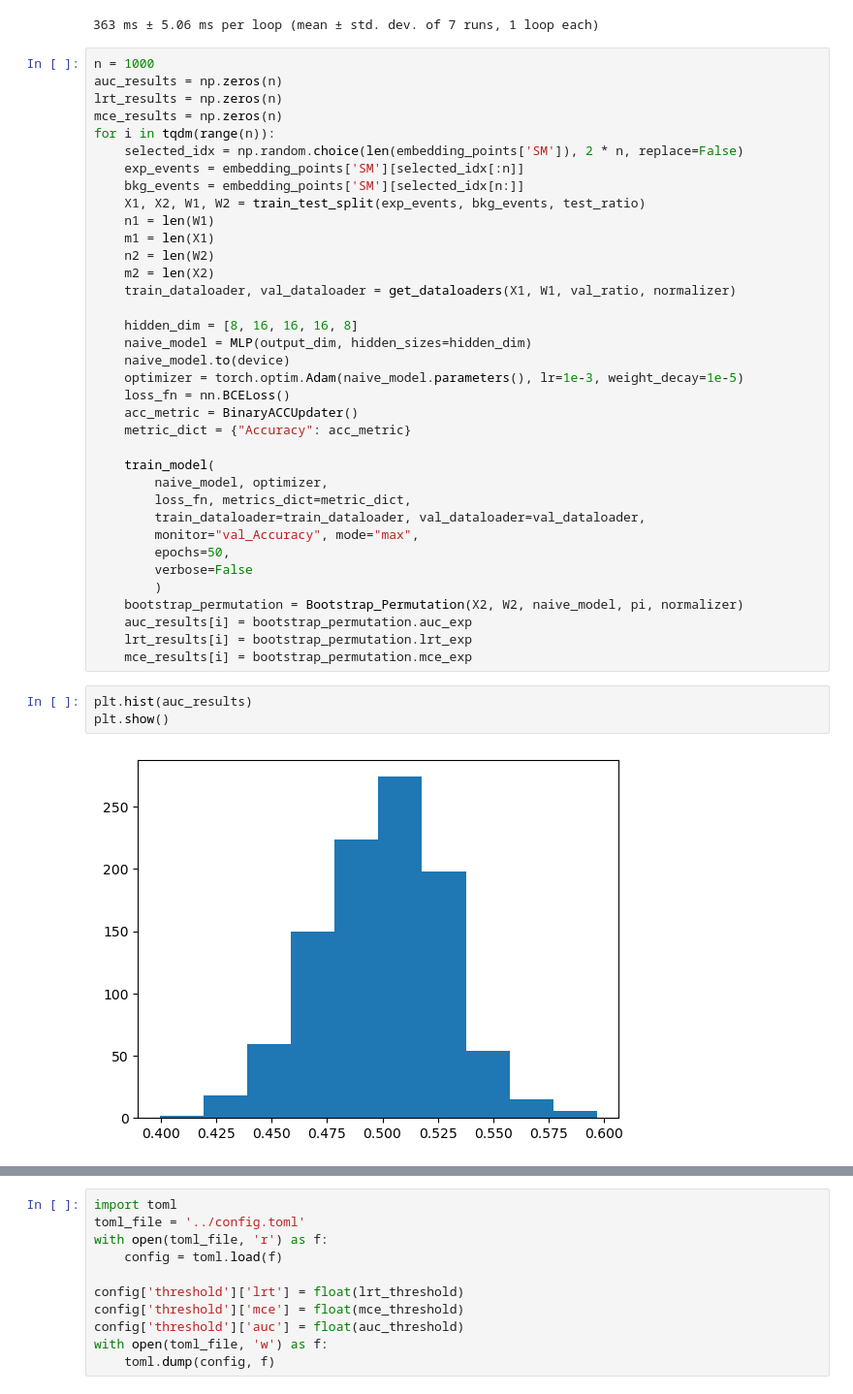
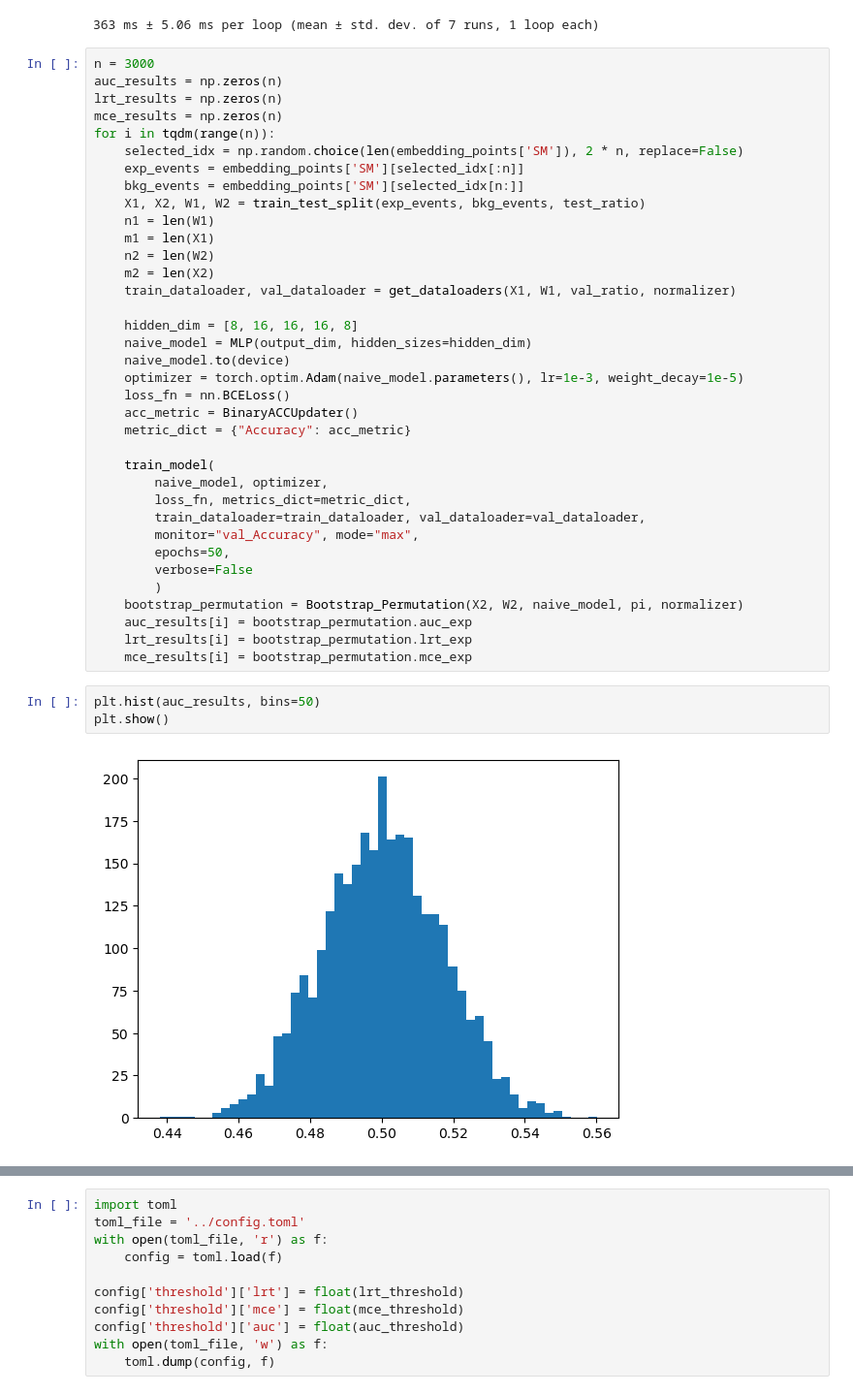
Before and after one commit to ZhengtingHe/ADwithNE, a Jupyter notebook: demo/null.ipynb, the cells around one changed output, grey strips where cells are left out. Shown at 97% size. Drawn from its saved outputs; the diff is of its cells as text.

```diff
--- a/demo/null.ipynb
+++ b/demo/null.ipynb
@@ -258,7 +258,7 @@ print(bootstrap_permutation.mce_exp)
 # %% [output]
 363 ms ± 5.06 ms per loop (mean ± std. dev. of 7 runs, 1 loop each)
 # %%
-n = 1000
+n = 3000
 auc_results = np.zeros(n)
 lrt_results = np.zeros(n)
 mce_results = np.zeros(n)
@@ -294,8 +294,8 @@ for i in tqdm(range(n)):
     lrt_results[i] = bootstrap_permutation.lrt_exp
     mce_results[i] = bootstrap_permutation.mce_exp
 # %%
-plt.hist(auc_results)
+plt.hist(auc_results, bins=50)
 plt.show()
 # %% [output]
-[figure, old version]
+[figure, new version]
 # %%
```
Also changed, not shown: parts of 3 cells of this notebook, 1 other file.
